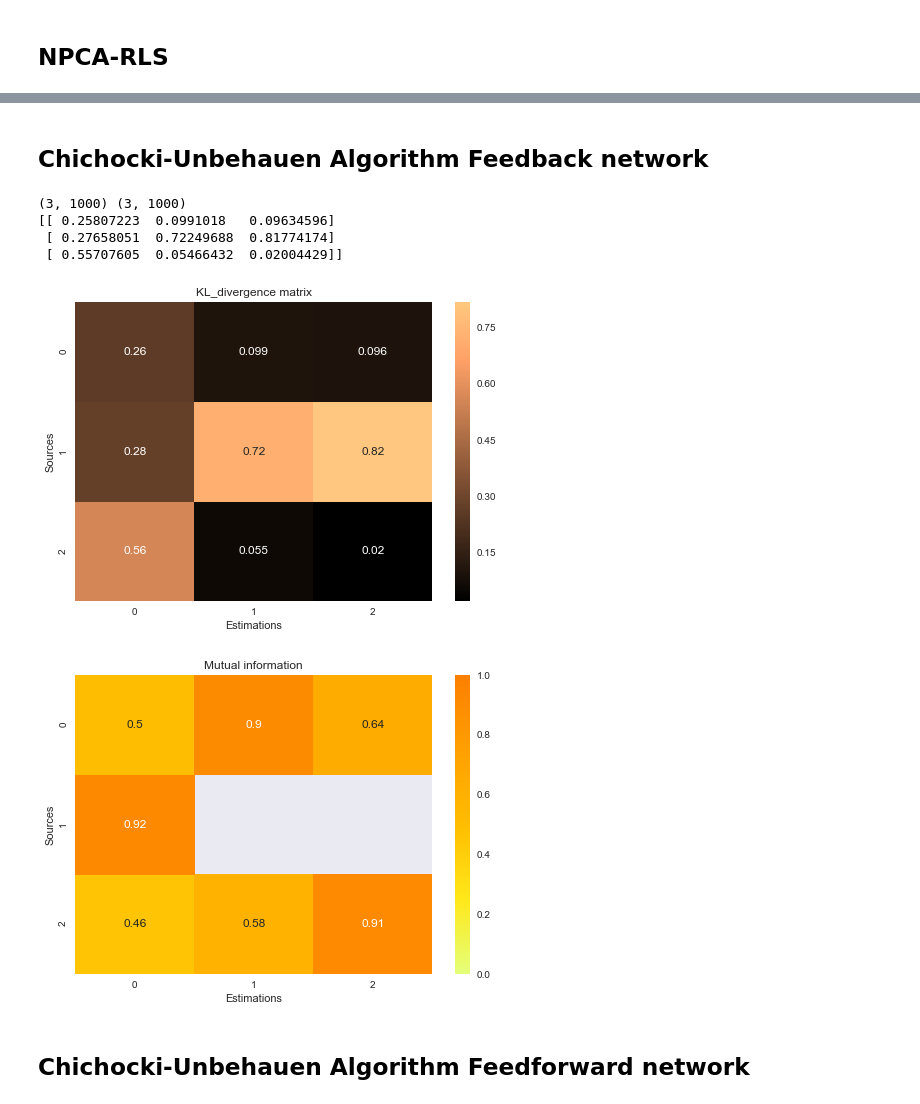
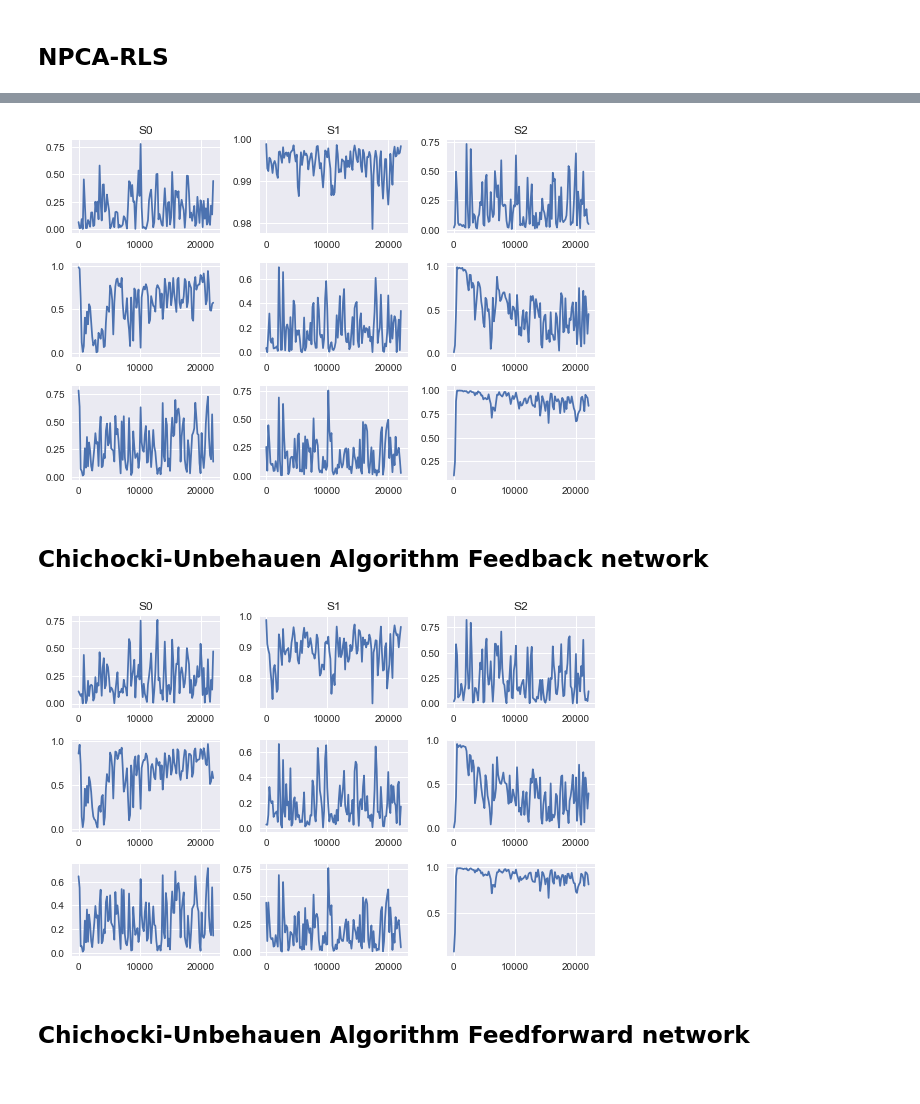
Before and after one commit to crucis/ICA, a Jupyter notebook: Exercicio 10 - 1000.ipynb, the cells around one changed output, grey strips where cells are left out. Drawn from its saved outputs; the diff is of its cells as text; code cells hidden in the pictures.

```diff
--- a/Exercicio 10 - 1000.ipynb
+++ b/Exercicio 10 - 1000.ipynb
@@ -196,2 +161,44 @@ plt.show()
+# %%
+def coheMatrix(sources, estimations):
+    from scipy.signal import coherence
+
+    fig, axs = plt.subplots(3,3)
+
+    S1 = sources[0]
+    S2 = sources[1]
+    S3 = sources[2]
+
+    x1 = coherence(S1, estimations[0], fs = 44100)
+    x2 = coherence(S1, estimations[1], fs = 44100)
+    x3 = coherence(S1, estimations[2], fs = 44100)
+
+
+    axs[0, 0].plot(x1[0], x1[1])
+    axs[1, 0].plot(x2[0], x2[1])
+    axs[2, 0].plot(x3[0], x3[1])
+    axs[0, 0].set_title('S0')
+
+    y1 = coherence(S2, estimations[0], fs = 44100)
+    y2 = coherence(S2, estimations[1], fs = 44100)
+    y3 = coherence(S2, estimations[2], fs = 44100)
+
+    axs[0, 1].plot(y1[0], y1[1])
+    axs[1, 1].plot(y2[0], y2[1])
+    axs[2, 1].plot(y3[0], y3[1])
+    axs[0, 1].set_title('S1')
+
+    z1 = coherence(S3, estimations[0], fs = 44100)
+    z2 = coherence(S3, estimations[1], fs = 44100)
+    z3 = coherence(S3, estimations[2], fs = 44100)
+
+    axs[0, 2].plot(z1[0], z1[1])
+    axs[1, 2].plot(z2[0], z2[1])
+    axs[2, 2].plot(z3[0], z3[1])
+    axs[0, 2].set_title('S2')
+
+    plt.tight_layout()
+    plt.show()
+
+    return None
 # %% [markdown]
 ## NPCA-RLS
@@ -209,15 +205,13 @@ MImatrix(distDataFrameSources.values,yNPCA)
+# %%
+coheMatrix(distDataFrameSources.values, yNPCA)
+# %% [output]
+[figure, added]
 # %% [markdown]
 ## Chichocki-Unbehauen Algorithm Feedback network
 # %%
-KLmatrix(distDataFrameSources.values,yFeedback)
-MImatrix(distDataFrameSources.values,yFeedback)
+coheMatrix(distDataFrameSources.values,yFeedback)
 # %% [output]
-(3, 1000) (3, 1000)
-[[ 0.25807223  0.0991018   0.09634596]
- [ 0.27658051  0.72249688  0.81774174]
- [ 0.55707605  0.05466432  0.02004429]]
-[figure, old version]
+[figure, new version]
-[figure, removed]
 # %% [markdown]
 ## Chichocki-Unbehauen Algorithm Feedforward network
 # %%
```
Also changed, not shown: parts of 32 cells of this notebook, 4 other files.
